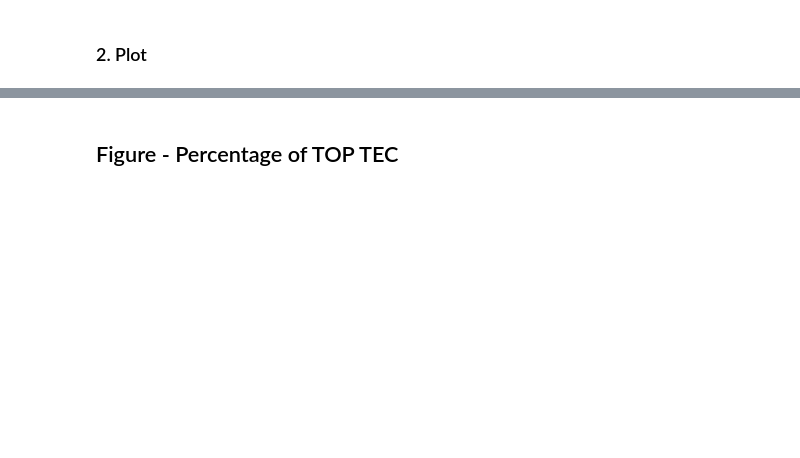
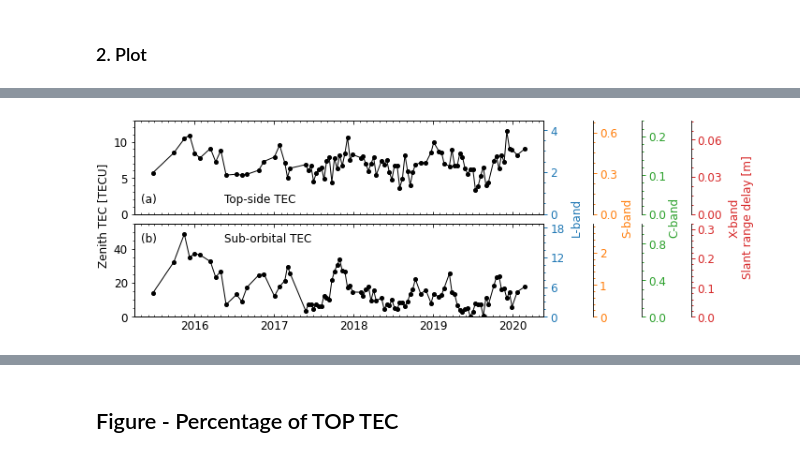
Before and after one commit to yunjunz/2022-Geolocation, a Jupyter notebook: Fig_topTEC.ipynb, the cells around one changed output, grey strips where cells are left out. Drawn from its saved outputs; the diff is of its cells as text; code cells hidden in the pictures; blank space fills up the shorter version.

```diff
--- a/Fig_topTEC.ipynb
+++ b/Fig_topTEC.ipynb
@@ -188,2 +67,78 @@ GIM TEC min/max: 6.59 / 59.11
 # %% [markdown]
 ### 2. Plot
+# %%
+labels = ['Top-side TEC', 'Sub-orbital TEC']
+ystepsDict = {
+    'TOP TEC' : [2, 0.3, 0.1, 0.03],
+    'SUB TEC' : [6, 1.0, 0.4, 0.10],
+}
+rg_bw_dict = {
+    'S' : 75e6,
+    'C' : 64.35e6,
+    'X' : 109.89e6,
+}
+fig, axs = plt.subplots(nrows=2, ncols=1, figsize=[10, 3.5], sharex=True)
+for i, (ax, tec_type, ymax, ystep) in enumerate(zip(axs, list(tec_dict.keys())[:2], [13, 55], [1, 5])):
+    ts_tec = tec_dict[tec_type]
+    # omit nan values
+    flag = ~np.isnan(ts_tec)
+    ts_tec = np.array(ts_tec)[flag]
+    x = np.array(dates)[flag]
+    print('number of {}: {}'.format(tec_type, np.sum(flag)))
+
+    # plot
+    ax.plot(x, ts_tec, '-o', label=tec_type, color='k', ms=4, lw=1)
+    ax.tick_params(which='both', axis='x', direction='in', top=True, bottom=True)
+    ax.set_ylim(0, ymax)
+    ax.yaxis.set_minor_locator(ticker.MultipleLocator(ystep))
+
+    # predicted range delay
+    ysteps = ystepsDict[tec_type]
+    for j, (bname, c) in enumerate(zip(iono.SAR_BAND.keys(), ['C0', 'C1', 'C2', 'C3'])):
+        # calculate
+        ts_delay = iono.vtec2range_delay(ts_tec, inc_angle=42, freq=iono.SAR_BAND[bname])
+        dmin, dmax = np.nanmin(ts_delay), np.nanmax(ts_delay)
+        print(f'  {bname} min/max/span delay: {dmin:.2f} / {dmax:.2f} / {dmax-dmin:.2f} m')
+
+        # mis-registration
+        if tec_type == 'TOP TEC':
+            if bname == 'L':
+                for rg_bw in [24e6, 44e6, 80e6]:
+                    rg_delay_pix = (dmax - dmin) / (speed_of_light / rg_bw / 2)
+                    print(f'    8 TECU -> {rg_delay_pix:.1f} pixels for L-band.')
+            else:
+                rg_bw = rg_bw_dict[bname]
+                rg_delay_pix = (dmax - dmin) / (speed_of_light / rg_bw / 2)
+                print(f'    8 TECU -> {rg_delay_pix:.2f} pixels for {bname}-band.')
+
+        # add y-axis
+        ax2 = ax.twinx()
+        ax2.spines['right'].set_position(('axes', 1.0+0.12*j))
+        ax2.tick_params(which='both', axis='y', colors=c, width=1)
+        ax2.yaxis.set_major_locator(ticker.MultipleLocator(ysteps[j]))
+        ax2.yaxis.set_minor_locator(ticker.AutoMinorLocator())
+
+        # ylim sync btw. ax and ax2
+        ratio = ((np.max(ts_delay) - np.min(ts_delay)) / (np.max(ts_tec)   - np.min(ts_tec)))
+        ax2.set_ylim(np.array(ax.get_ylim()) * ratio)
+        #ax2.plot(x, ts_delay, 'o', mfc='none')  # test
+
+# axis format
+pp.auto_adjust_xaxis_date(ax, dates, every_year=1, buffer_year=None)
+fig.tight_layout()
+fig.subplots_adjust(hspace=0.1)
+
+# label
+for ax, num, label, yloc in zip(axs, ['(a)', '(b)'], labels, [0.12, 0.8]):
+    ax.annotate(num,   xy=(0.015, yloc), xycoords='axes fraction', ha='left')
+    ax.annotate(label, xy=(0.220, yloc), xycoords='axes fraction', ha='left', color='k')
+plt.annotate('Zenith TEC [TECU]', xy=(0.002, 0.55), xycoords='figure fraction', va='center', rotation='vertical')
+for ylabel, xloc, color in zip(['L-band', 'S-band', 'C-band', 'X-band\nSlant range delay [m]'], [0.715, 0.79, 0.86, 0.96], ['C0', 'C1', 'C2', 'C3']):
+    plt.annotate(ylabel, xy=(xloc, 0.54), color=color, xycoords='figure fraction', ha='center', va='center', rotation='vertical')
+
+# output
+out_fig = os.path.join(proj_dir, 'offset_comp/topTEC_pred.pdf')
+print('save figure to file', out_fig)
+plt.savefig(out_fig, bbox_inches='tight', transparent=True, dpi=300)
+plt.show()
+# %% [output]
@@ -189,0 +162 @@ GIM TEC min/max: 6.59 / 59.11
+[figure, added]
```
Also changed, not shown: parts of 13 cells of this notebook.
